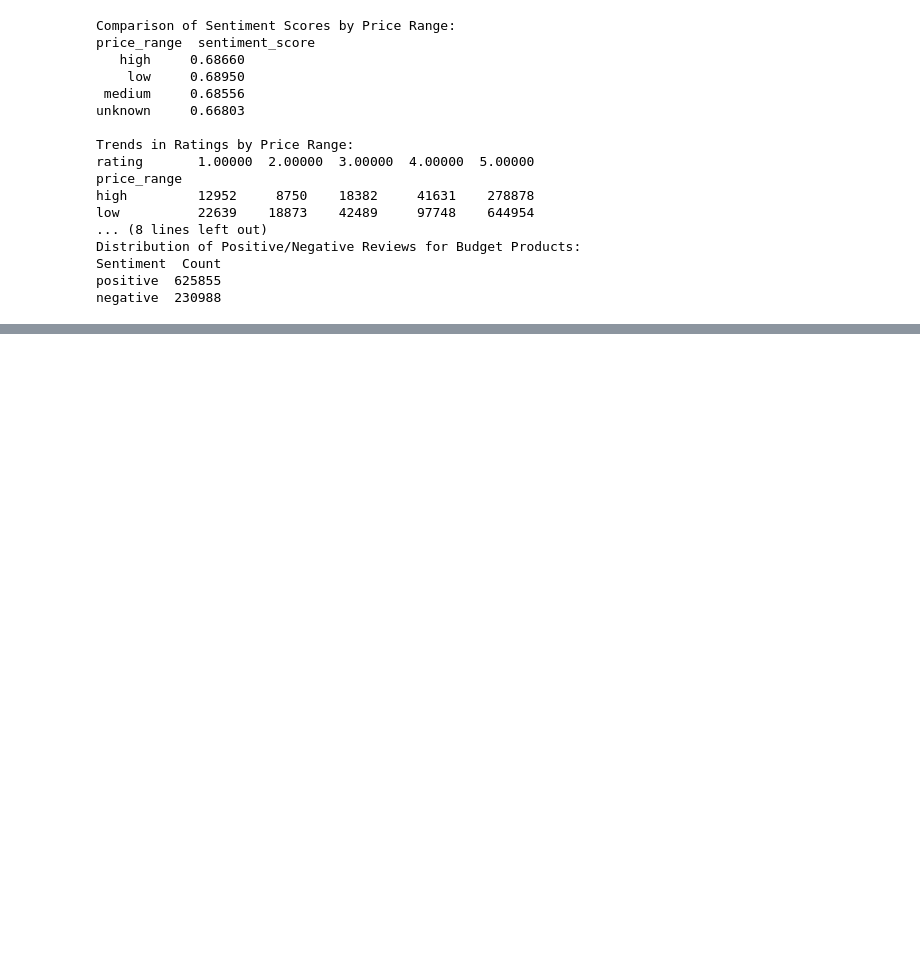
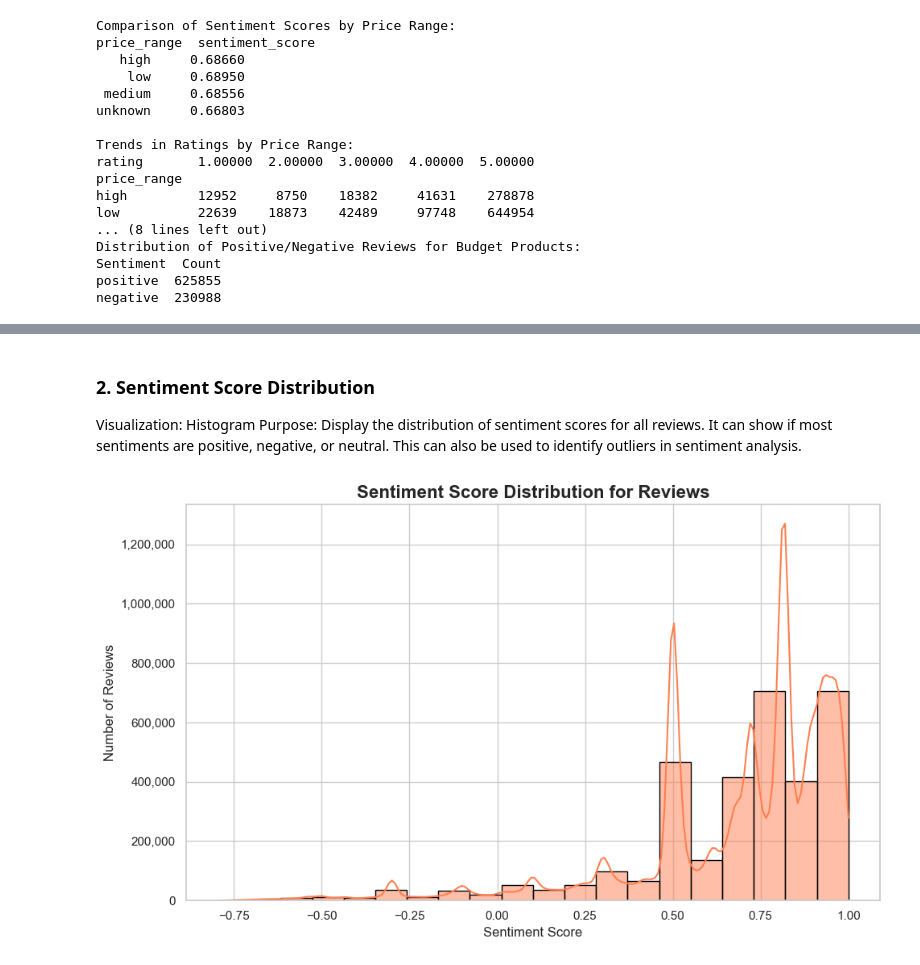
Before and after one commit to mitanshm680/Sentiment-Analysis---Amazon-Product-Reviews, a Jupyter notebook: sentiment.ipynb, the cells around one changed output, grey strips where cells are left out. Saved outputs shown, nothing was run; the diff lists cells and outputs as text; code cells hidden in the pictures; blank space fills up the shorter version.

```diff
--- a/sentiment.ipynb
+++ b/sentiment.ipynb
@@ -996,0 +1167,43 @@ negative  230988
+# %% [markdown]
+### 2. Sentiment Score Distribution
+Visualization: Histogram
+Purpose: Display the distribution of sentiment scores for all reviews. It can show if most sentiments are positive, negative, or neutral. This can also be used to identify outliers in sentiment analysis.
+# %%
+import json
+import matplotlib.pyplot as plt
+import seaborn as sns
+from matplotlib.ticker import FuncFormatter
+
+# Load the data
+data_file = 'cleaned_metadata.jsonl'
+with open(data_file, 'r') as f:
+    data = [json.loads(line) for line in f]
+
+# Extract sentiment scores from reviews, ensuring 'reviews' exists
+sentiment_scores = []
+for album in data:
+    if 'reviews' in album:  # Check if 'reviews' exists in the album
+        for review in album['reviews']:
+            sentiment_scores.append(review['sentiment_score'])
+
+# Set Seaborn style
+sns.set(style="whitegrid", palette="muted")
+
+# Create a histogram of sentiment scores
+plt.figure(figsize=(10, 6))
+ax = sns.histplot(sentiment_scores, kde=True, bins=20, color='coral', edgecolor='black')
+
+# Customizing the title and labels
+plt.title('Sentiment Score Distribution for Reviews', fontsize=16, weight='bold')
+plt.xlabel('Sentiment Score', fontsize=12)
+plt.ylabel('Number of Reviews', fontsize=12)
+
+# Formatting the y-axis to avoid scientific notation
+formatter = FuncFormatter(lambda x, _: f'{int(x):,}')
+ax.yaxis.set_major_formatter(formatter)
+
+# Show the plot
+plt.tight_layout()
+plt.show()
+# %% [output]
+[figure, added]
```
Also changed, not shown: parts of 14 cells of this notebook.
